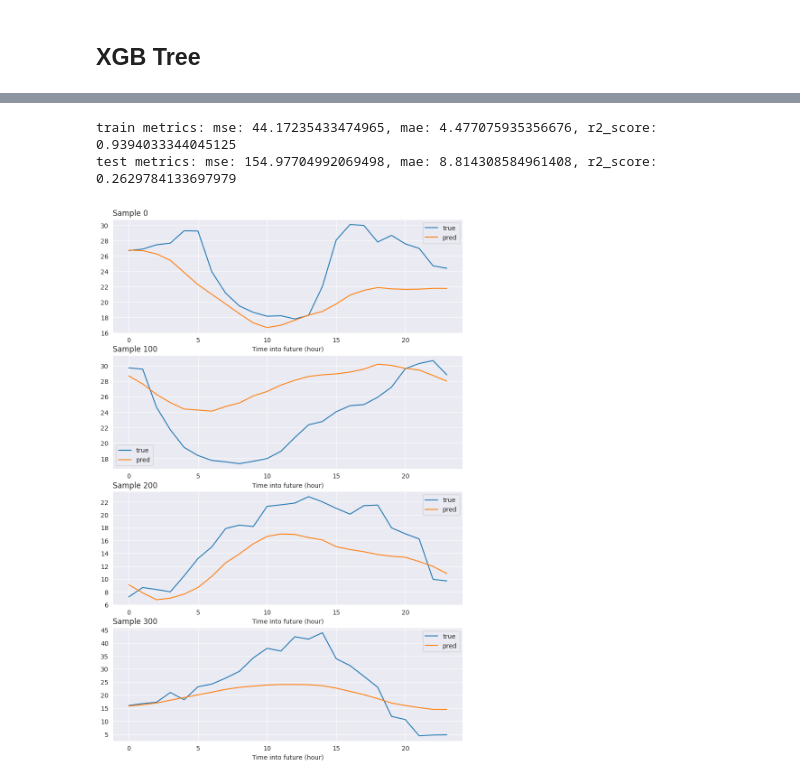
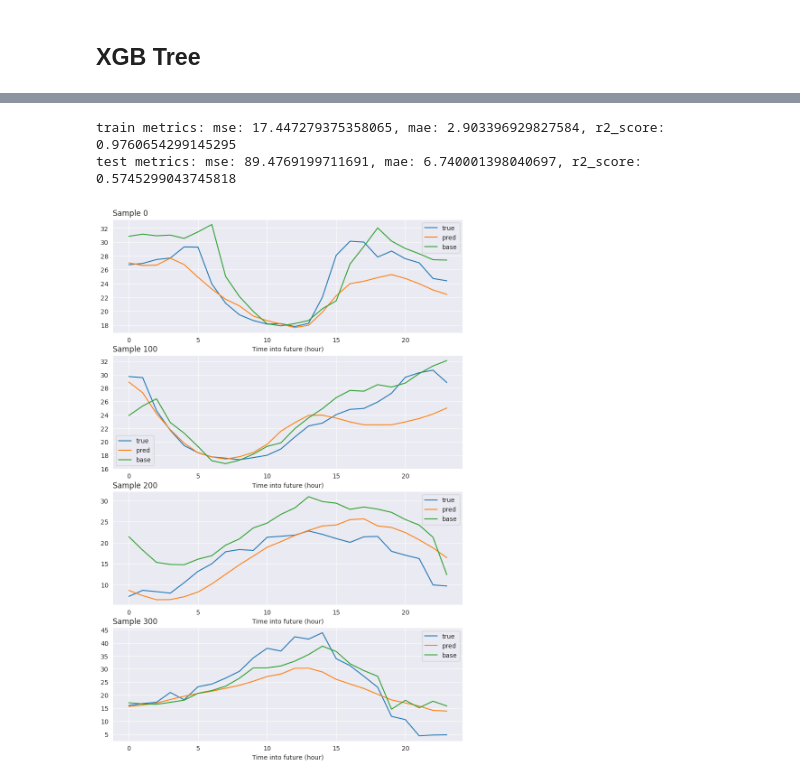
Before and after one commit to YangyangFu/transformer-time-series, a Jupyter notebook: 2-classic-ml-mult-step-det.ipynb, the cells around one changed output, grey strips where cells are left out. Saved outputs shown, nothing was run; the diff lists cells and outputs as text; code cells hidden in the pictures.

```diff
--- a/2-classic-ml-mult-step-det.ipynb
+++ b/2-classic-ml-mult-step-det.ipynb
@@ -212,11 +212,11 @@ y_pred = pd.DataFrame()
 for i in range(n_futures):
     y_pred[f'target_future_{i+1}'] = X_cp['target_lag_0'].shift(24-i)
 
-y_test_pred = y_pred.iloc[-len(y_test):, :]
+y_test_pred_base = y_pred.iloc[-len(y_test):, :]
 # baseline model metrics
-mse_test_base = mean_squared_error(y_test, y_test_pred)
-mae_test_base = mean_absolute_error(y_test, y_test_pred)
-r2_score_base = r2_score(y_test, y_test_pred)
+mse_test_base = mean_squared_error(y_test, y_test_pred_base)
+mae_test_base = mean_absolute_error(y_test, y_test_pred_base)
+r2_score_base = r2_score(y_test, y_test_pred_base)
 print(f"baseline model metrics: mse: {mse_test_base}, mae: {mae_test_base}, r2: {r2_score_base}")
 # %% [output]
 baseline model metrics: mse: 64.81935194423248, mae: 5.816308501844079, r2: 0.6918126787832423
@@ -248,24 +248,24 @@ def get_metrics(y_true, y_pred):
 # %%
 
 std_scaler = StandardScaler()
-pca = PCA(n_components=0.95)
+pca = PCA(n_components=0.99, svd_solver='full')
 xgb = xgboost.XGBRegressor(
     objective ='reg:squarederror',
     colsample_bytree = 0.3,
     learning_rate = 0.1,
     max_depth = 5,
-    alpha = 10,
+    alpha = 1,
     n_estimators = 100)
 
 xgb_pipe = Pipeline([
     ('std', std_scaler),
-    ('pca', pca),
+    #('pca', pca),
     ('xgb', xgb)]
     )
 
 param_grid = {
-    'xgb__max_depth': [2, 5],
-    'xgb__n_estimators': [10, 100],
+    'xgb__max_depth': [3, 5, 7],
+    'xgb__n_estimators': [50, 100],
 }
 
 gs = GridSearchCV(xgb_pipe, param_grid=param_grid, cv=ts_cv, scoring='neg_mean_absolute_error', n_jobs=10)
@@ -339,20 +323,21 @@ print(f"train metrics: mse: {mse_train}, mae: {mae_train}, r2_score: {r2_score_t
 mse_test, mae_test, r2_score_test = get_metrics(y_test, y_test_pred)
 print(f"test metrics: mse: {mse_test}, mae: {mae_test}, r2_score: {r2_score_test}")
 # %% [output]
-train metrics: mse: 44.17235433474965, mae: 4.477075935356676, r2_score: 0.9394033344045125
-test metrics: mse: 154.97704992069498, mae: 8.814308584961408, r2_score: 0.2629784133697979
+train metrics: mse: 17.447279375358065, mae: 2.903396929827584, r2_score: 0.9760654299145295
+test metrics: mse: 89.4769199711691, mae: 6.740001398040697, r2_score: 0.5745299043745818
 # %%
 # sample a few plots
 samples = [0, 100, 200, 300]
 
 plt.figure(figsize=(10, 15))
 for i, sample in enumerate(samples):
     plt.subplot(len(samples), 1, i+1)
     plt.plot(y_test.iloc[sample, :].values, label='true')
     plt.plot(y_test_pred.iloc[sample, :].values, label='pred')
+    plt.plot(y_test_pred_base.iloc[sample, :].values, label='base')
     plt.legend()
     plt.xlabel("Time into future (hour)")
     plt.xticks()
     plt.title(f"Sample {sample}", loc='left')
 # %% [output]
-[figure, old version]
+[figure, new version]
```
Also changed, not shown: parts of 2 cells of this notebook, 3 other files.
